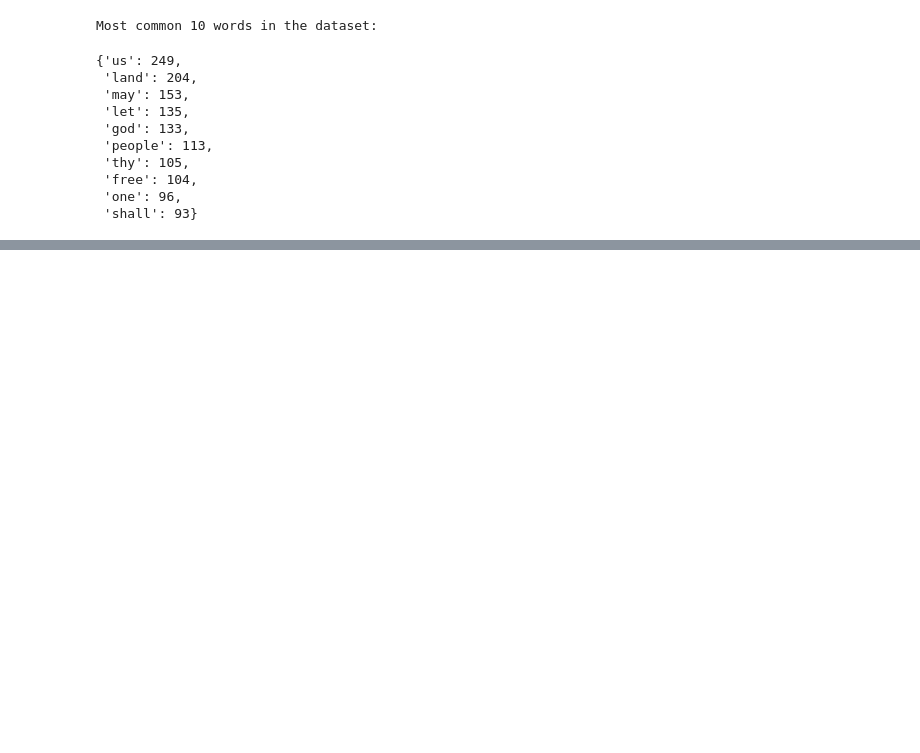
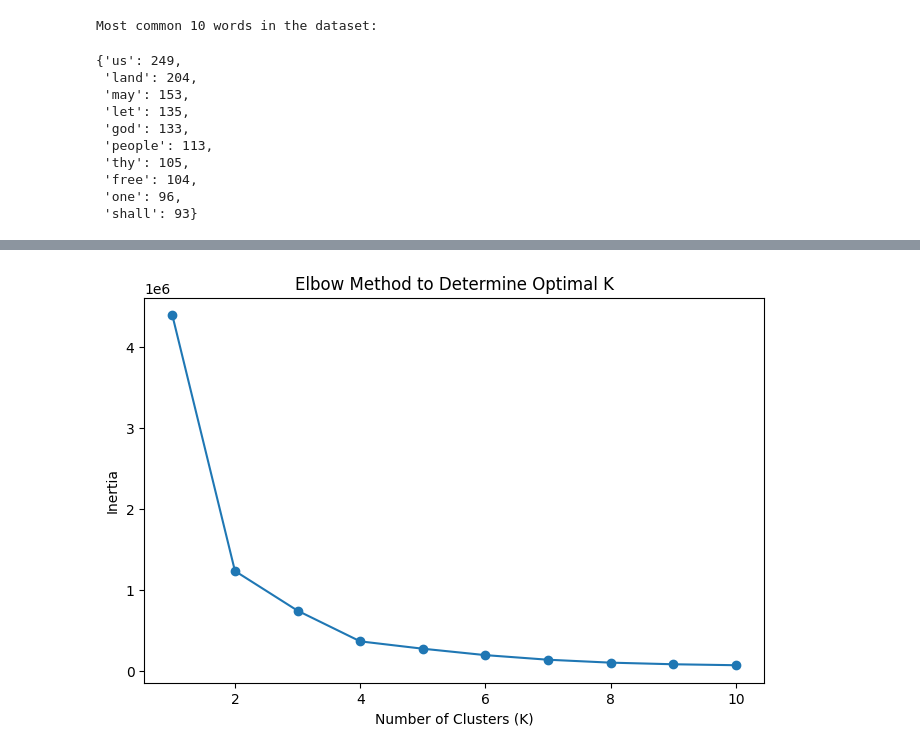
Before and after one commit to aye-nyeinSan/NLP_Workshop5, a Jupyter notebook: workshop_5.ipynb, the cells around one changed output, grey strips where cells are left out. Drawn from its saved outputs; the diff is of its cells as text; code cells hidden in the pictures; blank space fills up the shorter version.

```diff
--- a/workshop_5.ipynb
+++ b/workshop_5.ipynb
@@ -245,0 +325,18 @@ Most common 10 words in the dataset:
+# %%
+inertia = []
+K_range = range(1, 11)  # Try K from 1 to 10
+
+for k in K_range:
+    kmeans = KMeans(n_clusters=k, random_state=42, n_init=10)
+    kmeans.fit(df[num_features])
+    inertia.append(kmeans.inertia_)
+
+# Plot the Elbow Method
+plt.figure(figsize=(8, 5))
+plt.plot(K_range, inertia, marker='o')
+plt.xlabel('Number of Clusters (K)')
+plt.ylabel('Inertia')
+plt.title('Elbow Method to Determine Optimal K')
+plt.show()
+# %% [output]
+[figure, added]
```
Also changed, not shown: parts of 6 cells of this notebook.
